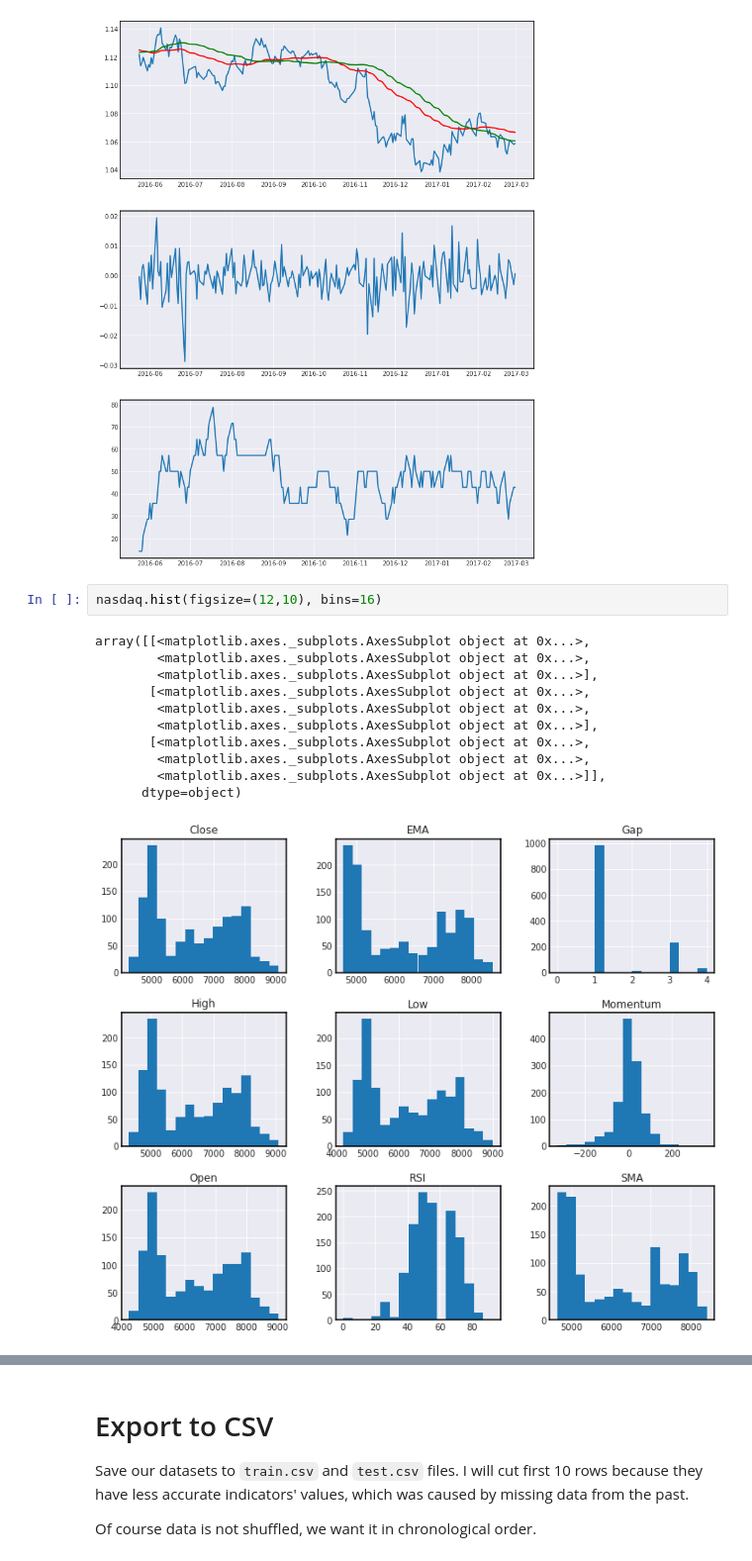
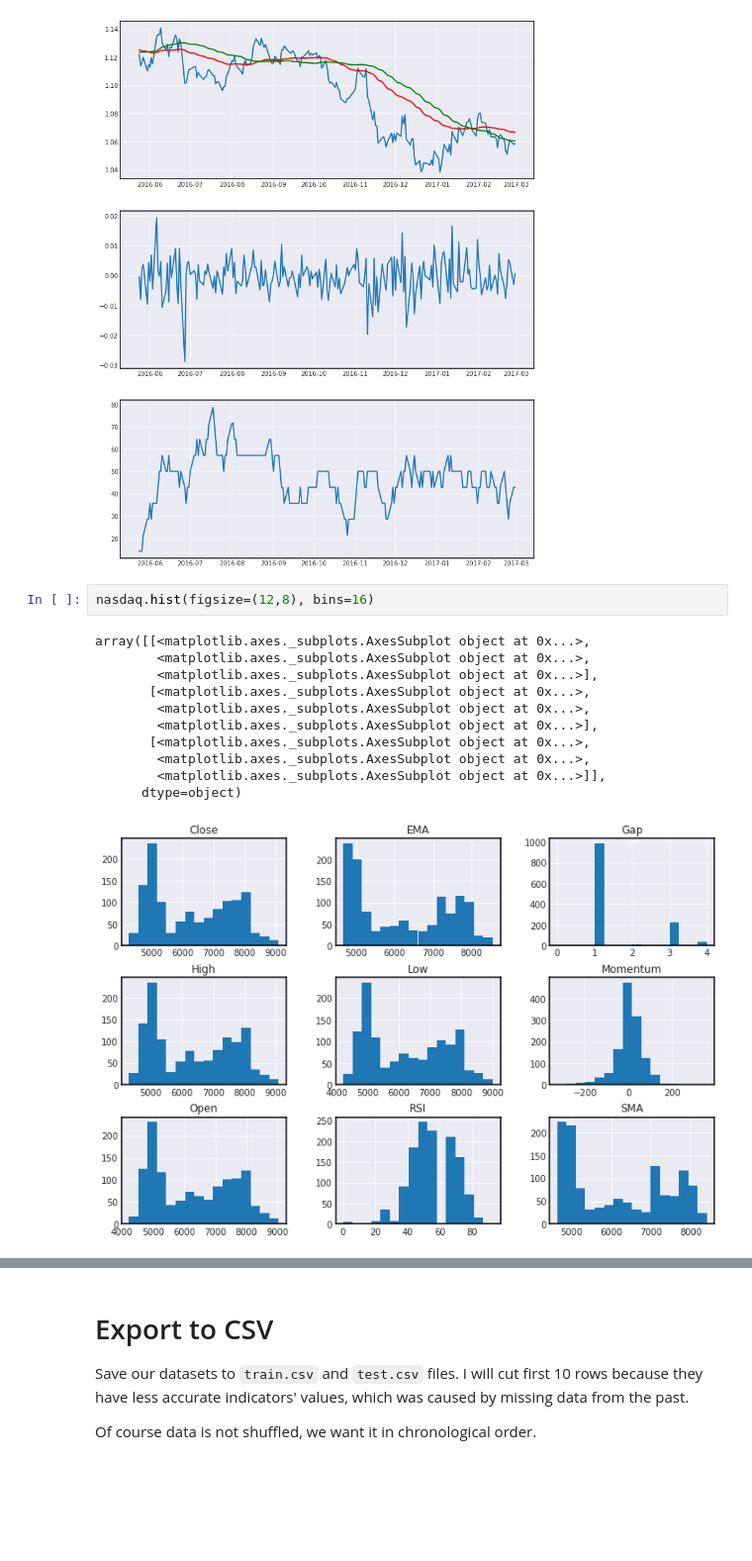
Before and after one commit to Maciej-GBS/nanodegree-sagemaker, a Jupyter notebook: Capstone-Project/project/Analysis.ipynb, the cells around one changed output, grey strips where cells are left out. Shown at 99% size. Drawn from its saved outputs; the diff is of its cells as text; blank space fills up the shorter version.

```diff
--- a/Capstone-Project/project/Analysis.ipynb
+++ b/Capstone-Project/project/Analysis.ipynb
@@ -247,17 +249,17 @@ plot_all(eurusd.iloc[100:300])
 # %% [output]
 [figure]
 # %%
-nasdaq.hist(figsize=(12,10), bins=16)
+nasdaq.hist(figsize=(12,8), bins=16)
 # %% [output]
 array([[<matplotlib.axes._subplots.AxesSubplot object at 0x...>,
         <matplotlib.axes._subplots.AxesSubplot object at 0x...>,
         <matplotlib.axes._subplots.AxesSubplot object at 0x...>],
        [<matplotlib.axes._subplots.AxesSubplot object at 0x...>,
         <matplotlib.axes._subplots.AxesSubplot object at 0x...>,
         <matplotlib.axes._subplots.AxesSubplot object at 0x...>],
        [<matplotlib.axes._subplots.AxesSubplot object at 0x...>,
         <matplotlib.axes._subplots.AxesSubplot object at 0x...>,
         <matplotlib.axes._subplots.AxesSubplot object at 0x...>]],
       dtype=object)
-[figure, old version]
+[figure, new version]
 # %%
```
Also changed, not shown: parts of 12 cells of this notebook, 1 other file.
